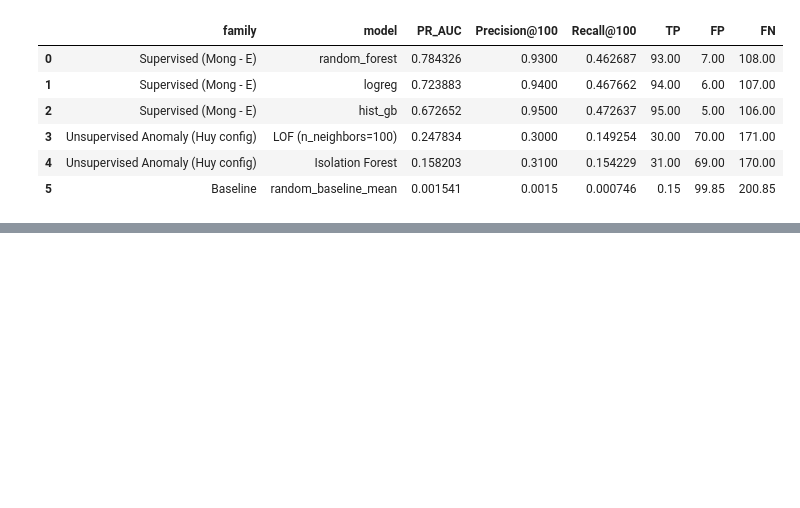
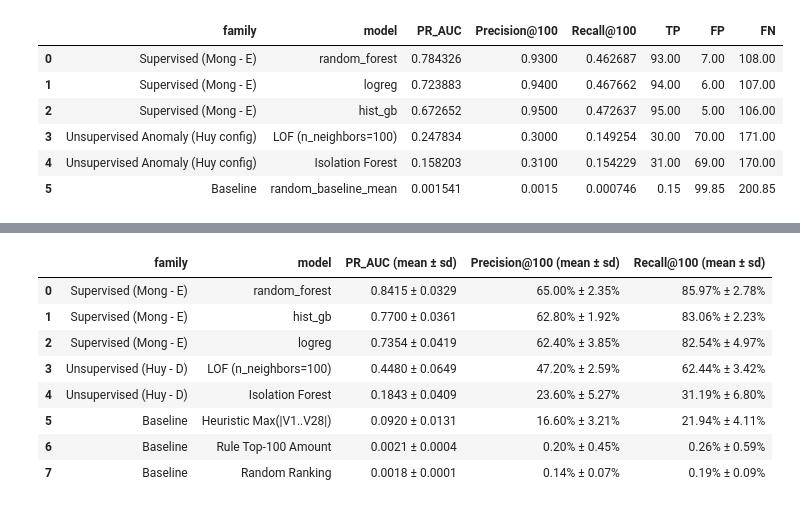
Before and after one commit to phamvanquynh04112005-prog/Data_Mining, a Jupyter notebook: notebooks/04_supervised_classification.ipynb, the cells around one changed output, grey strips where cells are left out. Saved outputs shown, nothing was run; the diff lists cells and outputs as text; code cells hidden in the pictures; blank space fills up the shorter version.

Commit message:
feat(E): fix all 6 review items (Val selection, 5-fold CV mean±sd, error analysis Fig 5, PostgreSQL Superset dashboard & dashboard/ folder)

```diff
--- a/notebooks/04_supervised_classification.ipynb
+++ b/notebooks/04_supervised_classification.ipynb
@@ -372,0 +473,75 @@ Unsupervised Anomaly (Huy - D)      Isolation Forest 0.160945         0.2700
+# %%
+# ==============================================================================
+# MỤC 9B (BỔ SUNG CHO TIÊU CHÍ 7 & BẢNG 8 MỤC 7.2 REPORT-TEMPLATE.MD):
+# Đánh giá độ dao động (Mean ± SD) qua 5-Fold Stratified CV (cột cv_fold = 0..4 của Cường)
+# ==============================================================================
+cv_data = df[df["cv_fold"] >= 0].copy()
+cv_records = []
+
+for fold_idx in range(5):
+    tr_fold = cv_data[cv_data["cv_fold"] != fold_idx]
+    va_fold = cv_data[cv_data["cv_fold"] == fold_idx]
+    X_tr_cv, y_tr_cv = tr_fold[FEATURES], tr_fold[LABEL].to_numpy()
+    X_va_cv, y_va_cv = va_fold[FEATURES], va_fold[LABEL].to_numpy()
+
+    # 1. Ba mô hình có giám sát (với cấu hình tốt nhất đã chọn trên Validation)
+    for _, b_row in best.iterrows():
+        m_name = b_row["model"]
+        m_cfg = json.loads(b_row["config"])
+        clf_cv = make_model(m_name, **m_cfg).fit(X_tr_cv, y_tr_cv)
+        s_cv = clf_cv.predict_proba(X_va_cv)[:, 1]
+        rep_cv = report(m_name, y_va_cv, s_cv, K)
+        cv_records.append({"family": "Supervised (Mong - E)", "fold": fold_idx, **rep_cv})
+
+    # 2. Hai mô hình phát hiện bất thường không giám sát (cấu hình của Huy - D)
+    sc_cv = StandardScaler()
+    X_tr_v_cv = sc_cv.fit_transform(tr_fold[V_COLS])
+    X_va_v_cv = sc_cv.transform(va_fold[V_COLS])
+
+    iso_cv = IsolationForest(n_estimators=100, contamination="auto", random_state=RANDOM_STATE, n_jobs=-1).fit(X_tr_v_cv)
+    s_iso_cv = -iso_cv.decision_function(X_va_v_cv)
+    cv_records.append({"family": "Unsupervised (Huy - D)", "fold": fold_idx, **report("Isolation Forest", y_va_cv, s_iso_cv, K)})
+
+    rng_cv = np.random.default_rng(RANDOM_STATE + fold_idx)
+    sub_cv = rng_cv.choice(len(X_tr_v_cv), size=min(20000, len(X_tr_v_cv)), replace=False)
+    lof_cv = LocalOutlierFactor(n_neighbors=100, novelty=True, n_jobs=-1).fit(X_tr_v_cv[sub_cv])
+    s_lof_cv = -lof_cv.decision_function(X_va_v_cv)
+    cv_records.append({"family": "Unsupervised (Huy - D)", "fold": fold_idx, **report("LOF (n_neighbors=100)", y_va_cv, s_lof_cv, K)})
+
+    # 3. Các Baseline: Heuristic Max(|V1..V28|), Luật Top-100 Amount lớn nhất, và Xếp hạng ngẫu nhiên
+    s_maxv_cv = va_fold[V_COLS].abs().max(axis=1).to_numpy()
+    cv_records.append({"family": "Baseline", "fold": fold_idx, **report("Heuristic Max(|V1..V28|)", y_va_cv, s_maxv_cv, K)})
+
+    s_amt_cv = va_fold["amount"].to_numpy()
+    cv_records.append({"family": "Baseline", "fold": fold_idx, **report("Rule Top-100 Amount", y_va_cv, s_amt_cv, K)})
+
+    rng_rb_cv = np.random.default_rng(RANDOM_STATE + 100 + fold_idx)
+    rb_fold_runs = [report("Random Ranking", y_va_cv, rng_rb_cv.random(len(y_va_cv)), K) for _ in range(20)]
+    rb_fold_mean = pd.DataFrame(rb_fold_runs).drop(columns="model").mean().to_dict()
+    cv_records.append({"family": "Baseline", "fold": fold_idx, "model": "Random Ranking", **rb_fold_mean})
+
+cv_df_all = pd.DataFrame(cv_records)
+cv_df_all.to_csv(OUT / "cv_5fold_per_fold_details.csv", index=False)
+
+cv_spread = (
+    cv_df_all.groupby(["family", "model"], as_index=False)
+    .agg(
+        PR_AUC_mean=("PR_AUC", "mean"),
+        PR_AUC_std=("PR_AUC", "std"),
+        Precision100_mean=("Precision@100", "mean"),
+        Precision100_std=("Precision@100", "std"),
+        Recall100_mean=("Recall@100", "mean"),
+        Recall100_std=("Recall@100", "std"),
+        TP_mean=("TP", "mean"),
+        TP_std=("TP", "std"),
+    )
+    .sort_values("PR_AUC_mean", ascending=False)
+    .reset_index(drop=True)
+)
+cv_spread["PR_AUC (mean ± sd)"] = cv_spread.apply(lambda r: f"{r['PR_AUC_mean']:.4f} ± {r['PR_AUC_std']:.4f}", axis=1)
+cv_spread["Precision@100 (mean ± sd)"] = cv_spread.apply(lambda r: f"{r['Precision100_mean']*100:.2f}% ± {r['Precision100_std']*100:.2f}%", axis=1)
+cv_spread["Recall@100 (mean ± sd)"] = cv_spread.apply(lambda r: f"{r['Recall100_mean']*100:.2f}% ± {r['Recall100_std']*100:.2f}%", axis=1)
+cv_spread.to_csv(OUT / "cv_5fold_spread_summary.csv", index=False)
+print("=== BẢNG 8 (MỤC 7.2): ĐỘ DAO ĐỘNG QUA 5-FOLD STRATIFIED CV (MEAN ± SD) ===")
+cv_spread[["family", "model", "PR_AUC (mean ± sd)", "Precision@100 (mean ± sd)", "Recall@100 (mean ± sd)"]]
+# %% [output]
@@ -373,3 +549,12 @@ Unsupervised Anomaly (Huy - D)      Isolation Forest 0.160945         0.2700
+|  | family | model | PR_AUC (mean ± sd) | Precision@100 (mean ± sd) | Recall@100 (mean ± sd) |
+| 0 | Supervised (Mong - E) | random_forest | 0.8415 ± 0.0329 | 65.00% ± 2.35% | 85.97% ± 2.78% |
+| 1 | Supervised (Mong - E) | hist_gb | 0.7700 ± 0.0361 | 62.80% ± 1.92% | 83.06% ± 2.23% |
+| 2 | Supervised (Mong - E) | logreg | 0.7354 ± 0.0419 | 62.40% ± 3.85% | 82.54% ± 4.97% |
+| 3 | Unsupervised (Huy - D) | LOF (n_neighbors=100) | 0.4480 ± 0.0649 | 47.20% ± 2.59% | 62.44% ± 3.42% |
+| 4 | Unsupervised (Huy - D) | Isolation Forest | 0.1843 ± 0.0409 | 23.60% ± 5.27% | 31.19% ± 6.80% |
+| 5 | Baseline | Heuristic Max(|V1..V28|) | 0.0920 ± 0.0131 | 16.60% ± 3.21% | 21.94% ± 4.11% |
+| 6 | Baseline | Rule Top-100 Amount | 0.0021 ± 0.0004 | 0.20% ± 0.45% | 0.26% ± 0.59% |
+| 7 | Baseline | Random Ranking | 0.0018 ± 0.0001 | 0.14% ± 0.07% | 0.19% ± 0.09% |
 # %% [markdown]
 ## 10. Lưu kết quả cho Báo cáo, Dashboard Superset và Kho PostgreSQL của Quỳnh (Mục E9)
 - `outputs/classification_results.csv` và `outputs/classification_validation.csv`: bảng kết quả chính thức của Phần E trên `split_temporal`.
```
Also changed, not shown: parts of 13 cells of this notebook, 16 other files.
